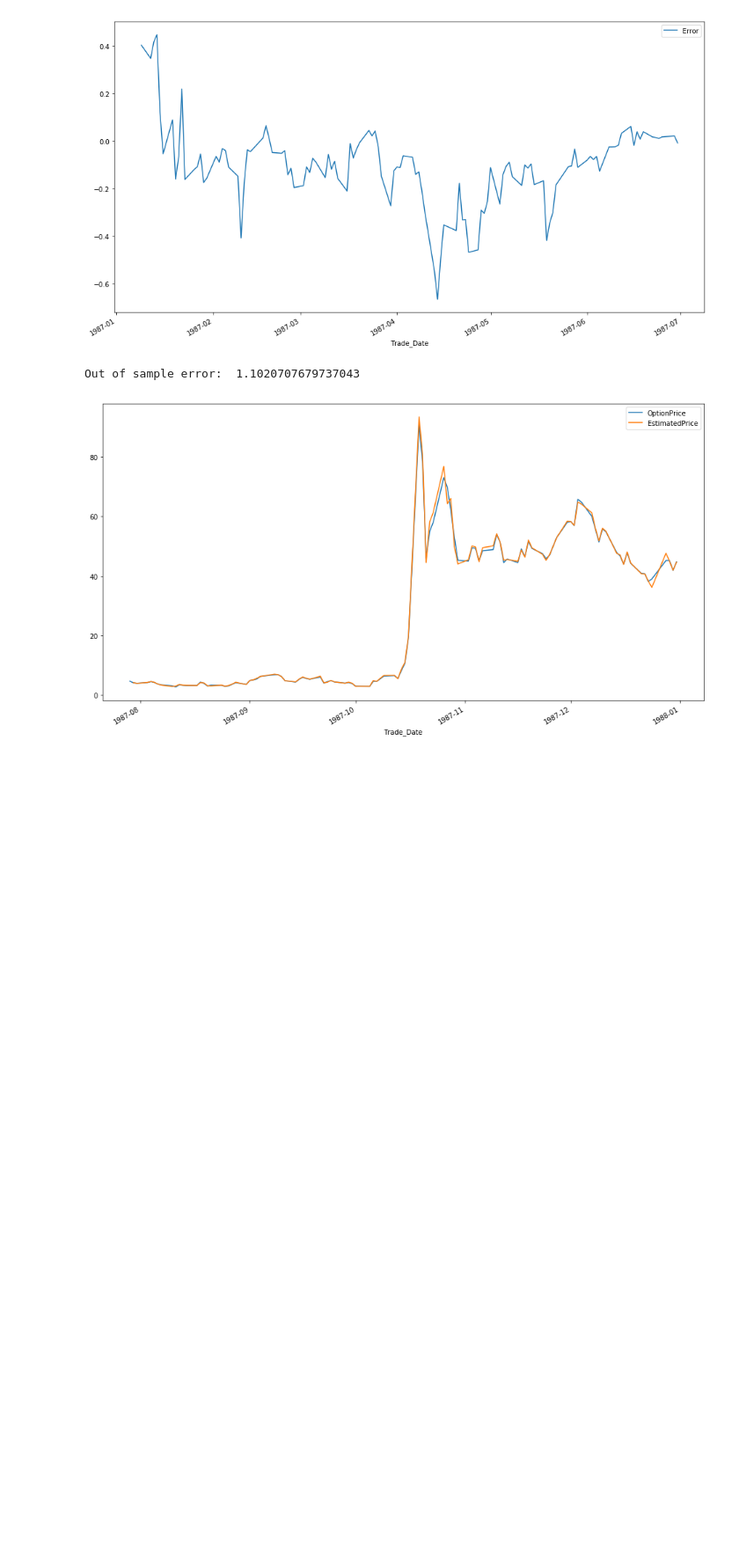
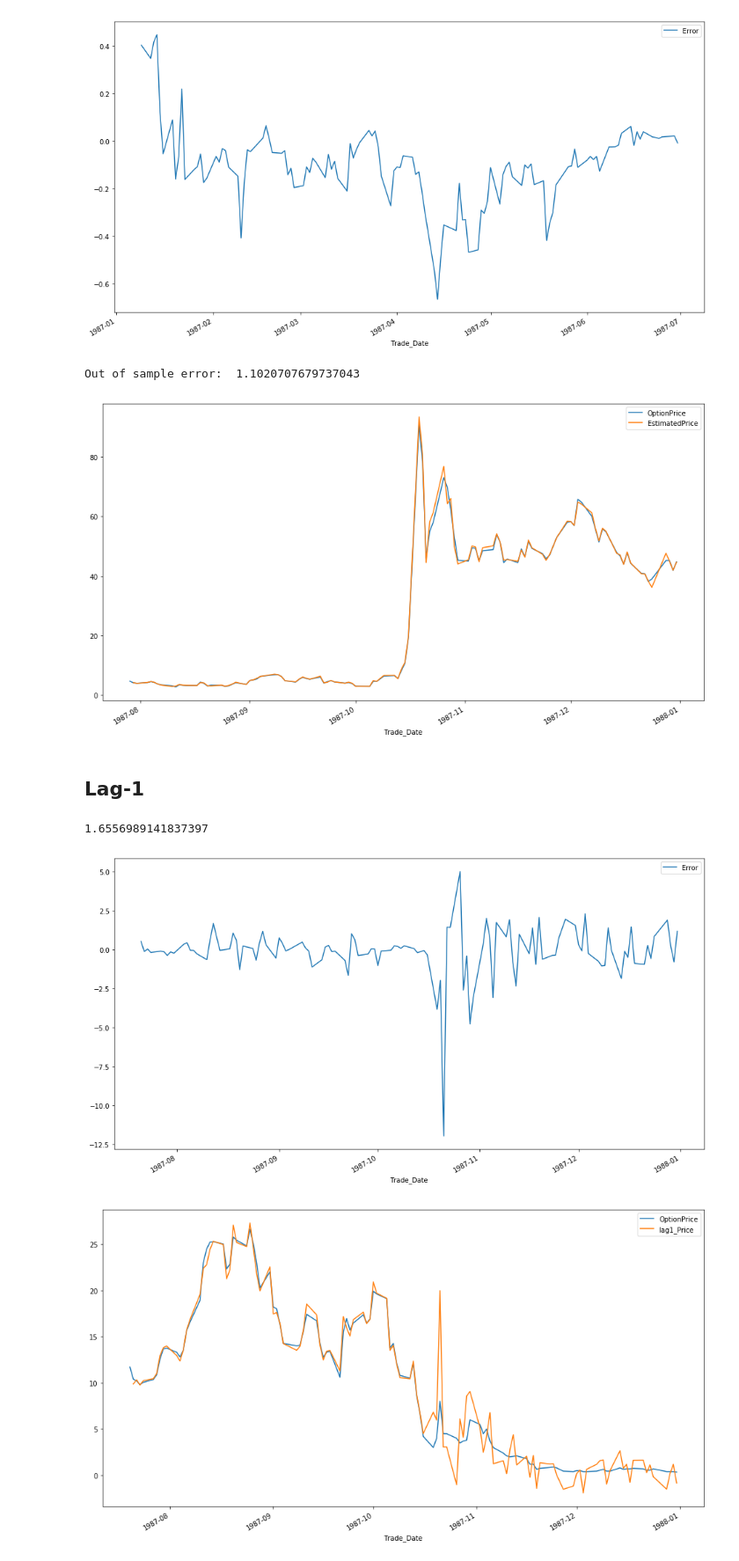
Before and after one commit to Jerryzhuht/option_pricing, a Jupyter notebook: option_pricing.ipynb, the cells around one changed output. Shown at 88% size. Drawn from its saved outputs; the diff is of its cells as text; code cells hidden in the pictures; blank space fills up the shorter version.

```diff
--- a/option_pricing.ipynb
+++ b/option_pricing.ipynb
@@ -187,6 +187,9 @@ def calculation(df,opt_type,underlying_df):
                         x.Strike_Price,x.Years_to_Exp,x.AnnualRate,\
                         x.HistAnnualVol,x.Type),axis=1)
 
+    # calculate difference
+    df['Diff_obs_bs'] = df['OptionPrice'] - df['BS_Price']
+
     # calibrated price
     df['BSC_Price'] = df.apply(lambda x: euro_vanilla(x.SettlePrice,\
                     x.Strike_Price,x.Years_to_Exp,x.AnnualRate,\
@@ -195,7 +198,20 @@ def calculation(df,opt_type,underlying_df):
                     x.Strike_Price,x.Years_to_Exp,x.AnnualRate,\
                     x.put_cvol,x.Type),axis=1)
 
+    # lag-1 price
+    df['lag1_Price'] =  df.apply(lambda x:euro_vanilla(x.SettlePrice,\
+                        x.Strike_Price,x.Years_to_Exp,x.AnnualRate,\
+                        x.HistAnnualVol,x.Type),axis=1) + df['Diff_obs_bs'].shift(1)
+
     return df
+# %%
+def lag1_result(df):
+    df['Error'] = df['OptionPrice'] - df['lag1_Price']
+    df.plot('Trade_Date','Error')
+    df.plot('Trade_Date',['OptionPrice','lag1_Price'])
+    oose = lambda df: sqrt(((df['OptionPrice']-df['lag1_Price'])**2).sum()/df.shape[0])
+    error = oose(df)
+    return error
 # %%
 fopt_8803c_calc = calculation(fopt_8803c,"C",underlying_df=fp_8803)
 fopt_8803p_calc = calculation(fopt_8803p,"P",underlying_df=fp_8803)
@@ -251,3 +267,11 @@ out_of_sample_error,test_df = test(fopt_8803p_calc,alpha,beta,'P')
 # %% [output]
 Out of sample error:  1.1020707679737043
 [figure]
+# %% [markdown]
+## Lag-1
+# %%
+lag1_result(fopt_8803c_calc)
+# %% [output]
+1.6556989141837397
+[figure, added]
+[figure, added]
```
Also changed, not shown: parts of 1 cell of this notebook.
